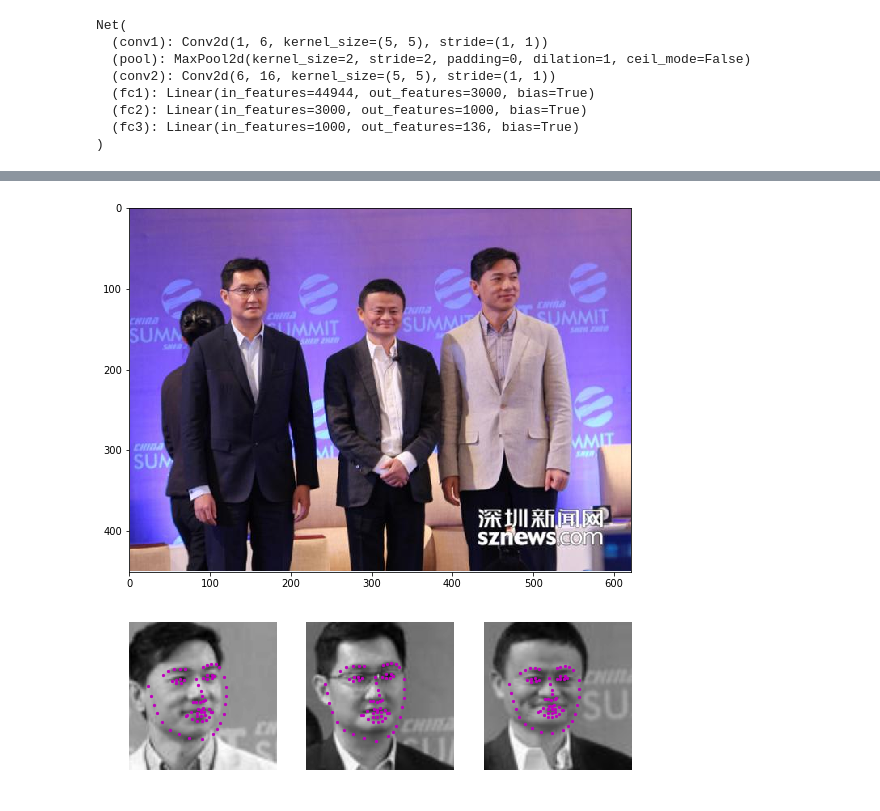
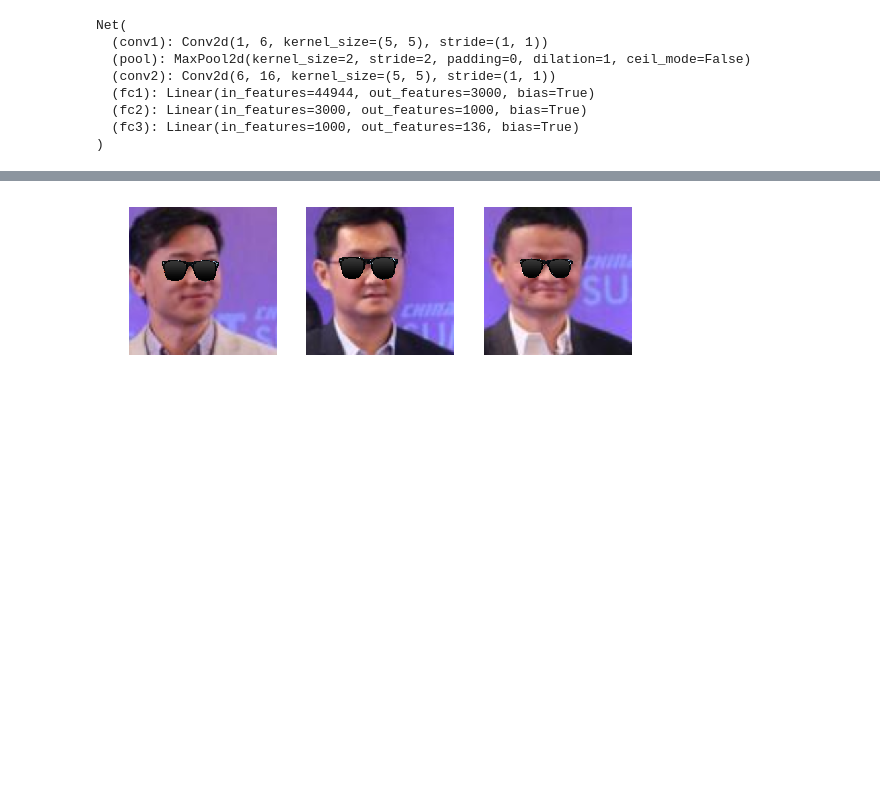
Before and after one commit to xfqbuaa/P1_Facial_Keypoints, a Jupyter notebook: 3. Facial Keypoint Detection, Complete Pipeline.ipynb, the cells around one changed output, grey strips where cells are left out. Saved outputs shown, nothing was run; the diff lists cells and outputs as text; code cells hidden in the pictures; blank space fills up the shorter version.

Commit message:
feat: Add sunglasses in 3 jupyter notebook

```diff
--- a/3. Facial Keypoint Detection, Complete Pipeline.ipynb
+++ b/3. Facial Keypoint Detection, Complete Pipeline.ipynb
@@ -53,7 +53,7 @@ face_cascade = cv2.CascadeClassifier('detector_architectures/haarcascade_frontal
 # run the detector
 # the output here is an array of detections; the corners of each detection box
 # if necessary, modify these parameters until you successfully identify every face in a given image
-faces = face_cascade.detectMultiScale(image, 1.2, 3)
+faces = face_cascade.detectMultiScale(image, 1.2, 5)
 
 # make a copy of the original image to plot detections on
 image_with_detections = image.copy()
@@ -121,61 +205,73 @@ After each face has been appropriately converted into an input Tensor for your n
 # %%
-import torch
-
-def show_all_keypoints(image, predicted_key_pts, gt_pts=None):
-    """Show image with predicted keypoints"""
-    # image is grayscale
-    plt.imshow(image, cmap='gray')
-    plt.scatter(predicted_key_pts[:, 0], predicted_key_pts[:, 1], s=20, marker='.', c='m')
-    # plot ground truth points as green pts
-    if gt_pts is not None:
-        plt.scatter(gt_pts[:, 0], gt_pts[:, 1], s=20, marker='.', c='g')
-
-
-image_copy = np.copy(image)
-fig = plt.figure(figsize=(9,9))
-plt.imshow(image)
-
 plt.figure(figsize=(9,9))
 i = 0
-
-# loop over the detected faces from your haar cascade
+# loop over the detected faces from your haar cascade and adding sunglasses or others
 for (x,y,w,h) in faces:
     ax = plt.subplot(1, len(faces), i+1)
     i = i + 1
 
-    #
     y_padding = int(h*0.2)
     x_padding = int(w*0.2)
     # Select the region of interest that is the face in the image
     roi = image_copy[int(y-y_padding):int(y+h+2*y_padding), int(x-x_padding):int(x+w+2*x_padding)]
+    roi_f = cv2.resize(roi, (224, 224))
     ## TODO: Convert the face region from RGB to grayscale
     roi_copy = cv2.cvtColor(roi, cv2.COLOR_RGB2GRAY)
     ## TODO: Normalize the grayscale image so that its color range falls in [0,1] instead of [0,255]
     roi_copy=  roi_copy/255.0
     ## TODO: Rescale the detected face to be the expected square size for your CNN (224x224, suggested)
     img = cv2.resize(roi_copy, (224, 224))
     ## TODO: Reshape the numpy image shape (H x W x C) into a torch image shape (C x H x W)
     if(len(img.shape) == 2):
         img = img.reshape(img.shape[0], img.shape[1], 1)
     img_t = img.transpose((2, 0, 1))
     img_tensor = torch.from_numpy(img_t)
     img_tensor = img_tensor.type(torch.FloatTensor)
     img_tensor = img_tensor.unsqueeze(0)
 
     ## TODO: Make facial keypoint predictions using your loaded, trained network
     ## perform a forward pass to get the predicted facial keypoints
     output_pts = net(img_tensor)
     #print(output_pts.shape)
     output_pts = output_pts.view(output_pts.size()[0], 68, -1)
     #print(output_pts.shape)
     output_pts = output_pts.detach().numpy()[0]
     #print(output_pts.shape)
     # undo normalization of keypoints
     output_pts = output_pts*50.0+100
     #print(output_pts)
-    ## TODO: Display each detected face and the corresponding keypoints
-    show_all_keypoints(np.squeeze(img), output_pts)
+    #show_all_keypoints(np.squeeze(cv2.resize(roi, (224, 224))), output_pts)
+
+    ## TODO: Display each detected face and adding sunglasses
+    # top-left location for sunglasses to go
+    # 17 = edge of left eyebrow
+    key_pts = output_pts
+    x_f = int(key_pts[17, 0])
+    y_f = int(key_pts[17, 1])
+
+    # height and width of sunglasses
+    # h = length of nose
+    h_f = int(abs(key_pts[27,1] - key_pts[34,1]))
+    # w = left to right eyebrow edges
+    w_f = int(abs(key_pts[17,0] - key_pts[26,0]))
+    #print('{},{},{},{}'.format(x_f,y_f,h_f,w_f))
+
+    # read in sunglasses
+    sunglasses = cv2.imread('images/sunglasses.png', cv2.IMREAD_UNCHANGED)
+    # resize sunglasses
+    new_sunglasses =  cv2.resize(sunglasses, (w_f, h_f), interpolation = cv2.INTER_CUBIC)
+
+    # get region of interest on the face to change
+    roi_color = roi_f[y_f:y_f+h_f,x_f:x_f+w_f]
+    # find all non-transparent pts
+    ind = np.argwhere(new_sunglasses[:,:,3] > 0)
+
+    # for each non-transparent point, replace the original image pixel with that of the new_sunglasses
+    for j in range(3):
+        roi_color[ind[:,0],ind[:,1],j] = new_sunglasses[ind[:,0],ind[:,1],j]
+    # set the area of the image to the changed region with sunglasses
+    roi_f[y_f:y_f+h_f,x_f:x_f+w_f] = roi_color
+    plt.imshow(np.squeeze(roi_f), cmap='gray')
     plt.axis('off')
 # %% [output]
-[figure, old version]
+[figure, new version]
-[figure, removed]
```
Also changed, not shown: parts of 1 cell of this notebook.
